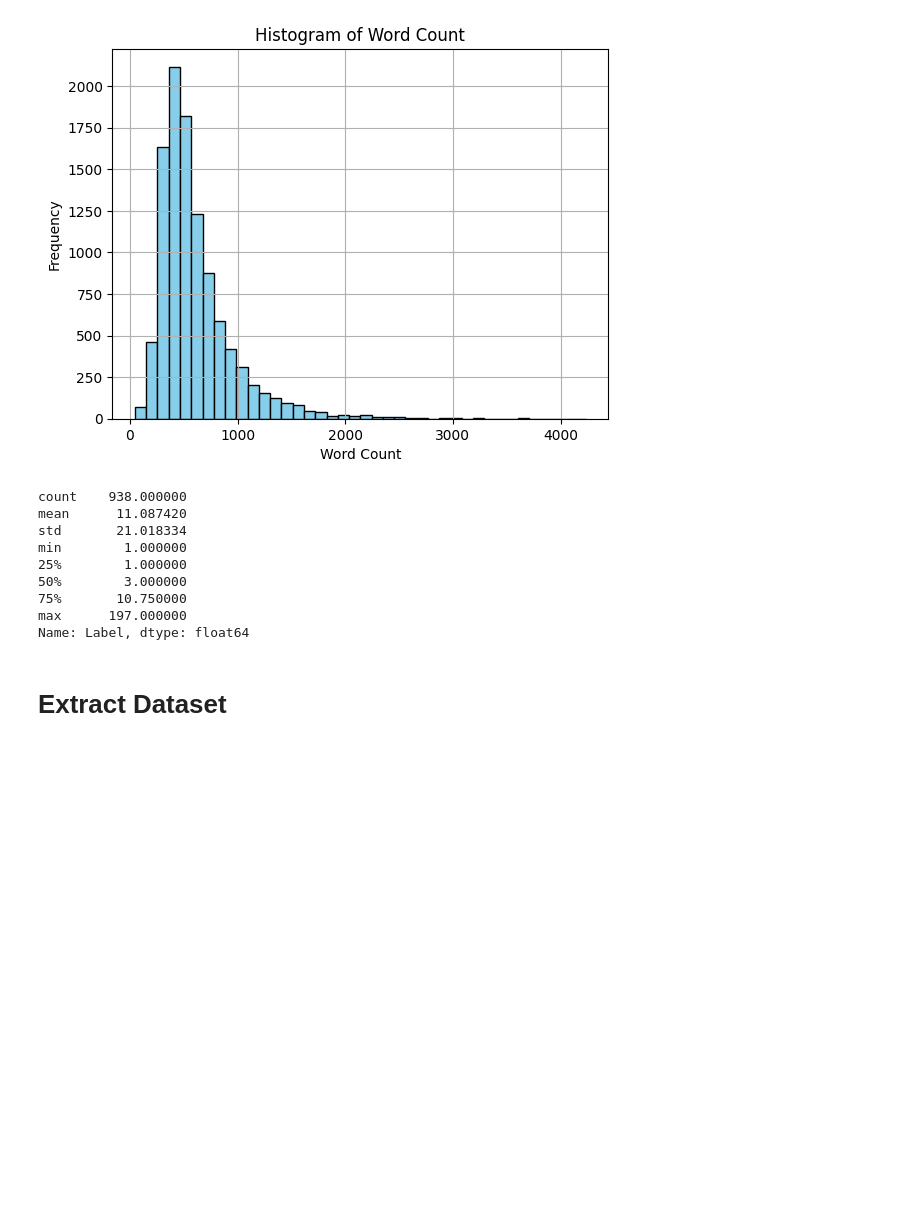
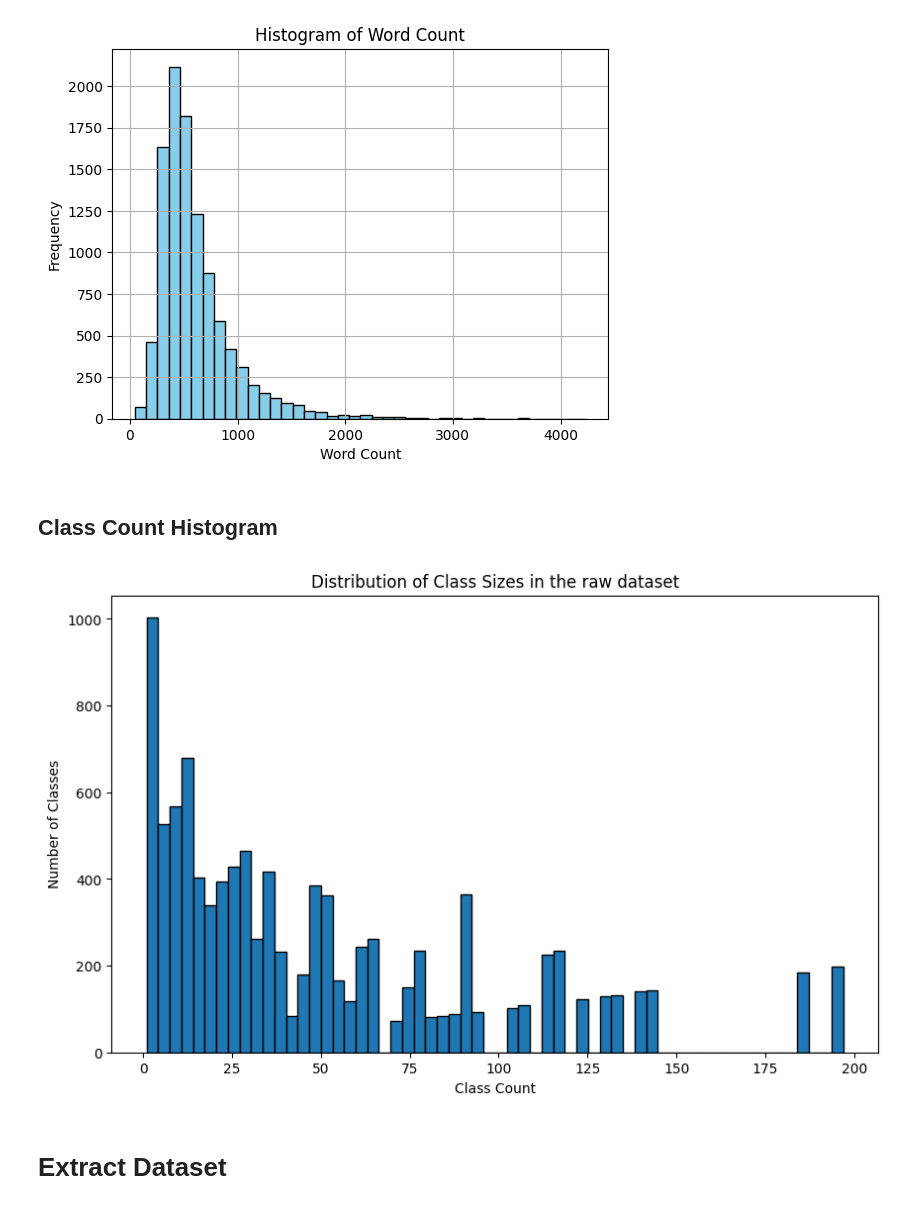
Before and after one commit to duongnghia222/News_classification, a Jupyter notebook: NPL_news_classification_95%.ipynb, the cells around one changed output. Cells and saved outputs as stored; diff of their text form; code cells hidden in the pictures; blank space fills up the shorter version.

```diff
--- a/NPL_news_classification_95%.ipynb
+++ b/NPL_news_classification_95%.ipynb
@@ -129,18 +102,16 @@ plt.grid(True)
 plt.show()
 # %% [output]
 [figure]
-# %%
-label_counts = df['Label'].value_counts()
-print(label_counts.describe())
-# %% [output]
-count    938.000000
-mean      11.087420
-std       21.018334
-min        1.000000
-25%        1.000000
-50%        3.000000
-75%       10.750000
-max      197.000000
-Name: Label, dtype: float64
+# %% [markdown]
+## Class Count Histogram
+# %%
+plt.figure(figsize=(10,6))
+plt.hist(df['Class Count'], bins=60, edgecolor='black')
+plt.title('Distribution of Class Sizes in the raw dataset')
+plt.xlabel('Class Count')
+plt.ylabel('Number of Classes')
+plt.show()
+# %% [output]
+[figure, added]
 # %% [markdown]
 # Extract Dataset
```
Also changed, not shown: parts of 30 cells of this notebook, 4 other files.
